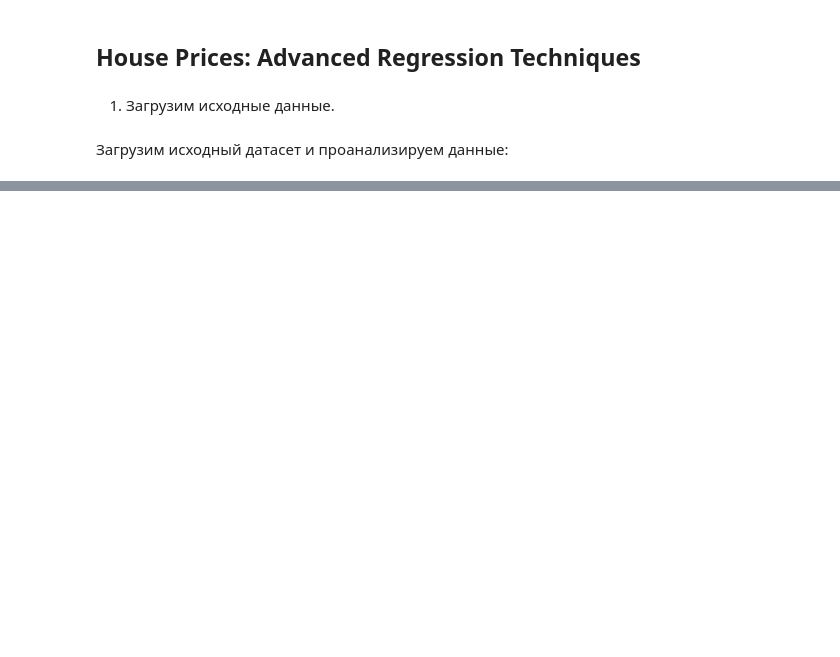
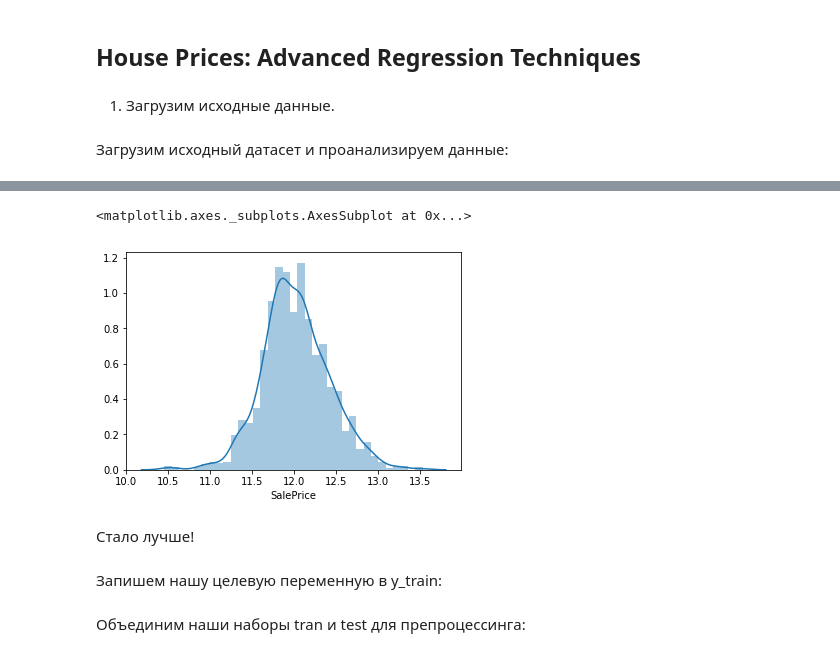
Before and after one commit to AlexeevVl/ML, a Jupyter notebook: HW_Amsamble.ipynb, the cells around one changed output, grey strips where cells are left out. Saved outputs shown, nothing was run; the diff lists cells and outputs as text; code cells hidden in the pictures; blank space fills up the shorter version.

```diff
--- a/HW_Amsamble.ipynb
+++ b/HW_Amsamble.ipynb
@@ -208,0 +81,2 @@ imp.sort_values(ascending=False)
+# %%
+train = train.drop(train[(train['GrLivArea']>4000) & (train['SalePrice']<300000)].index)
@@ -208,0 +89,11 @@ imp.sort_values(ascending=False)
+# %%
+train["SalePrice"] = np.log1p(train["SalePrice"])
+# %%
+sns.distplot(train['SalePrice'])
+# %% [output]
+<matplotlib.axes._subplots.AxesSubplot at 0x...>
+[figure, added]
+# %% [markdown]
+Стало лучше!
+# %% [markdown]
+Запишем нашу целевую переменную в y_train:
@@ -208,0 +102,2 @@ imp.sort_values(ascending=False)
+# %% [markdown]
+Объединим наши наборы tran и test для препроцессинга:
```
Also changed, not shown: parts of 109 cells of this notebook.
